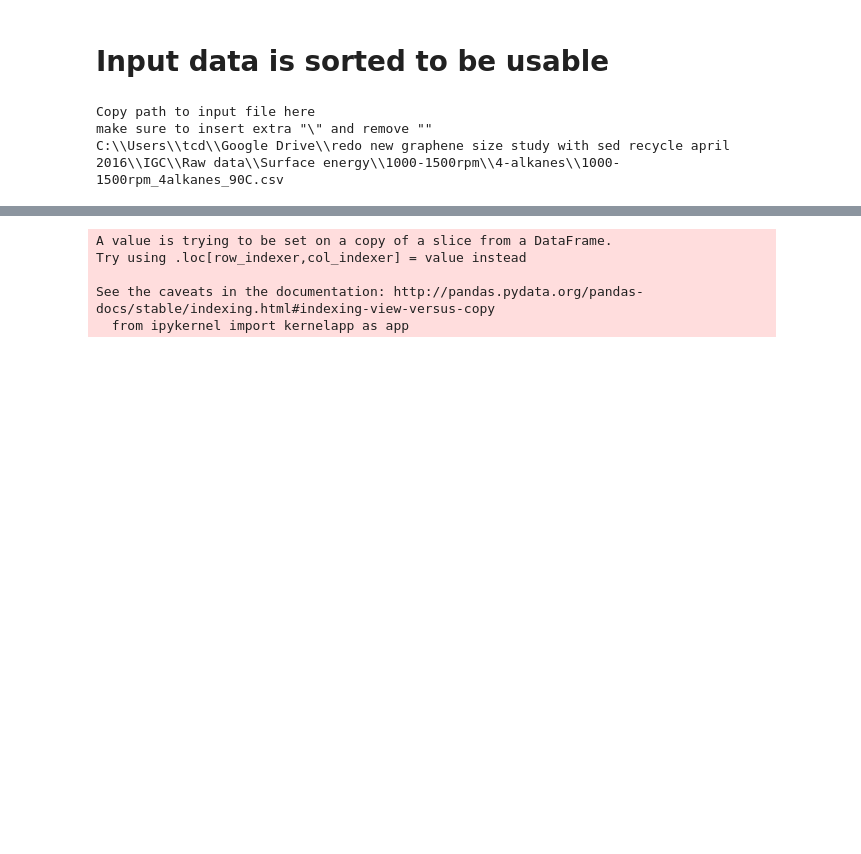
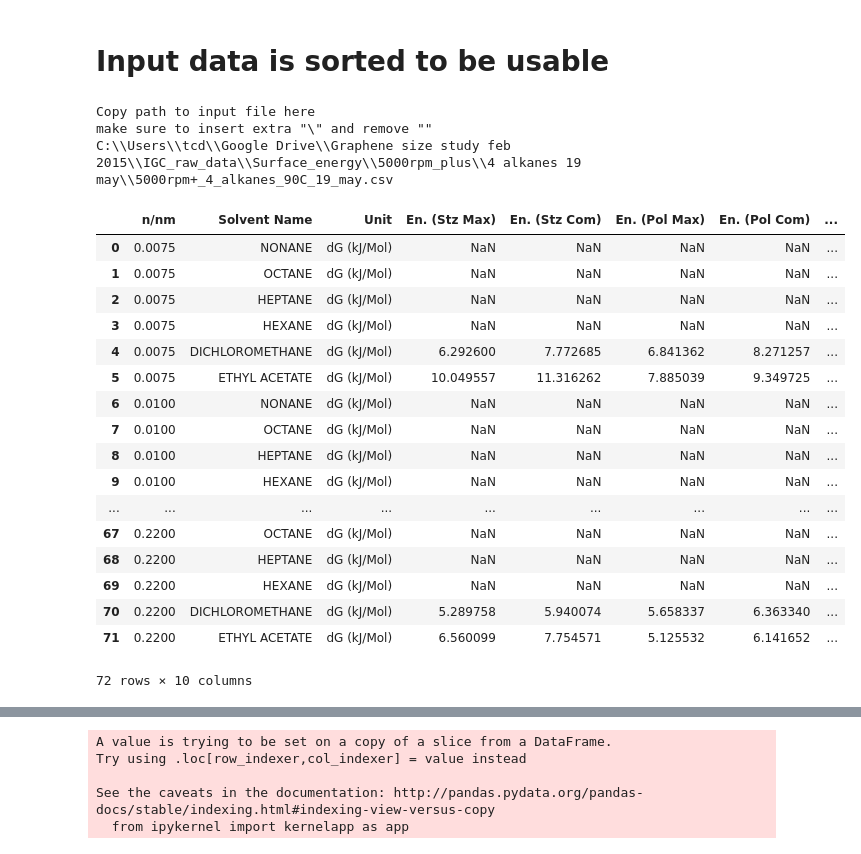
Before and after one commit to Fungie/PhD_scripts, a Jupyter notebook: Dispersive surface energy calculation/Dispersive surface energy profile calculation (with error).ipynb, the cells around one changed output, grey strips where cells are left out. Drawn from its saved outputs; the diff is of its cells as text; code cells hidden in the pictures; blank space fills up the shorter version.

```diff
--- a/Dispersive surface energy calculation/Dispersive surface energy profile calculation (with error).ipynb
+++ b/Dispersive surface energy calculation/Dispersive surface energy profile calculation (with error).ipynb
@@ -13,13 +13,32 @@ from __future__ import division
 # %%
 # reads the experimental data file. note: remove other exp details
 # Change nrows and skiprows depending on amount of injections
 # skiprows skips the first x rows of csv while nrows reads the first x - 1 rows
-f = pd.read_csv(raw_input('Copy path to input file here \nmake sure to insert extra "\\" and remove "" \n'),skiprows=8,nrows=112,
+f = pd.read_csv(raw_input('Copy path to input file here \nmake sure to insert extra "\\" and remove "" \n'),skiprows=8,nrows=72,
                 encoding='utf-16', delimiter='\t')
+f
 # %% [output]
 Copy path to input file here
 make sure to insert extra "\" and remove ""
-C:\\Users\\tcd\\Google Drive\\redo new graphene size study with sed recycle april 2016\\IGC\\Raw data\\Surface energy\\1000-1500rpm\\4-alkanes\\1000-1500rpm_4alkanes_90C.csv
+C:\\Users\\tcd\\Google Drive\\Graphene size study feb 2015\\IGC_raw_data\\Surface_energy\\5000rpm_plus\\4 alkanes 19 may\\5000rpm+_4_alkanes_90C_19_may.csv
+|  | n/nm | Solvent Name | Unit | En. (Stz Max) | En. (Stz Com) | En. (Pol Max) | En. (Pol Com) | ... |
+| 0 | 0.0075 | NONANE | dG (kJ/Mol) | NaN | NaN | NaN | NaN | ... |
+| 1 | 0.0075 | OCTANE | dG (kJ/Mol) | NaN | NaN | NaN | NaN | ... |
+| 2 | 0.0075 | HEPTANE | dG (kJ/Mol) | NaN | NaN | NaN | NaN | ... |
+| 3 | 0.0075 | HEXANE | dG (kJ/Mol) | NaN | NaN | NaN | NaN | ... |
+| 4 | 0.0075 | DICHLOROMETHANE | dG (kJ/Mol) | 6.292600 | 7.772685 | 6.841362 | 8.271257 | ... |
+| 5 | 0.0075 | ETHYL ACETATE | dG (kJ/Mol) | 10.049557 | 11.316262 | 7.885039 | 9.349725 | ... |
+| 6 | 0.0100 | NONANE | dG (kJ/Mol) | NaN | NaN | NaN | NaN | ... |
+| 7 | 0.0100 | OCTANE | dG (kJ/Mol) | NaN | NaN | NaN | NaN | ... |
+| 8 | 0.0100 | HEPTANE | dG (kJ/Mol) | NaN | NaN | NaN | NaN | ... |
+| 9 | 0.0100 | HEXANE | dG (kJ/Mol) | NaN | NaN | NaN | NaN | ... |
+| ... | ... | ... | ... | ... | ... | ... | ... | ... |
+| 67 | 0.2200 | OCTANE | dG (kJ/Mol) | NaN | NaN | NaN | NaN | ... |
+| 68 | 0.2200 | HEPTANE | dG (kJ/Mol) | NaN | NaN | NaN | NaN | ... |
+| 69 | 0.2200 | HEXANE | dG (kJ/Mol) | NaN | NaN | NaN | NaN | ... |
+| 70 | 0.2200 | DICHLOROMETHANE | dG (kJ/Mol) | 5.289758 | 5.940074 | 5.658337 | 6.363340 | ... |
+| 71 | 0.2200 | ETHYL ACETATE | dG (kJ/Mol) | 6.560099 | 7.754571 | 5.125532 | 6.141652 | ... |
+72 rows × 10 columns
 # %%
 # Removes  columns that have all null values
 df = f.dropna(axis =1, how='all')
```
Also changed, not shown: parts of 6 cells of this notebook, 5 other files.
